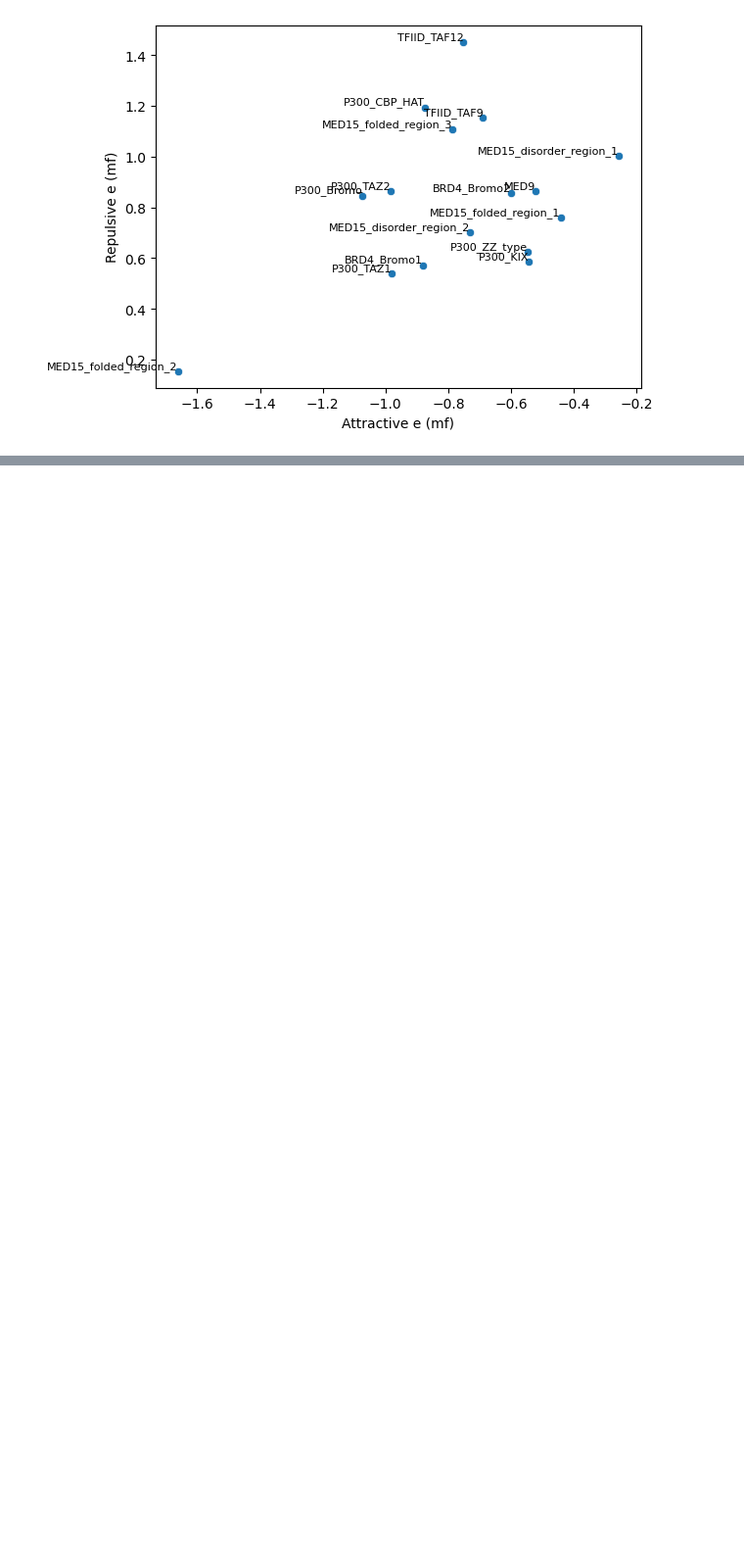
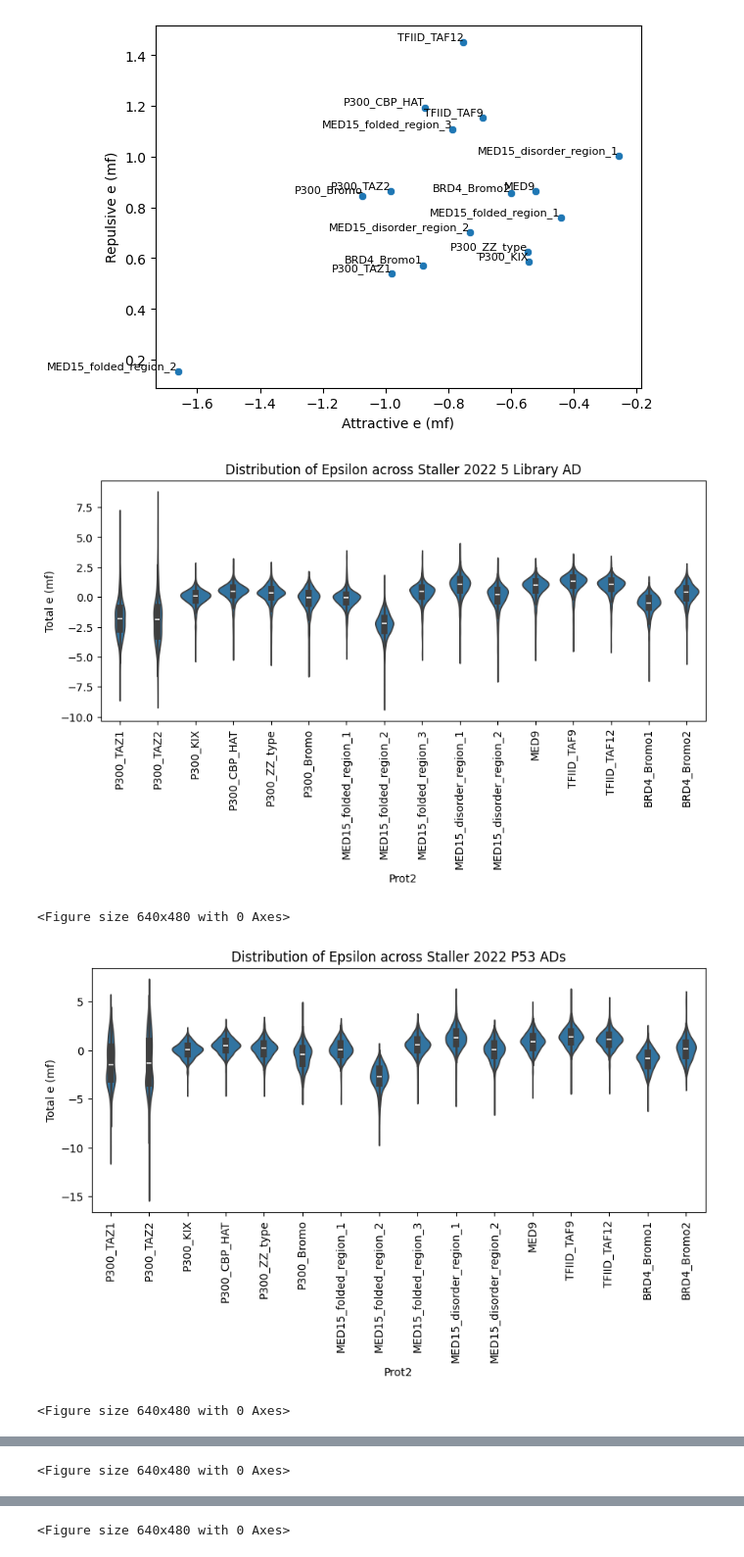
Before and after one commit to kinseylong/StallerRotation, a Jupyter notebook: finches_IDRs/AD_coA_analysis.ipynb, the cells around one changed output, grey strips where cells are left out. Shown at 98% size. Drawn from its saved outputs; the diff is of its cells as text; code cells hidden in the pictures; blank space fills up the shorter version.

```diff
--- a/finches_IDRs/AD_coA_analysis.ipynb
+++ b/finches_IDRs/AD_coA_analysis.ipynb
@@ -17,7 +21,11 @@ ChoiADs = ChoiADs[ChoiADs["Domain type"] == "AD"]
 ChoiADs = ChoiADs.set_index("Effector domain ID")[["Sequence", "Activity (H, M or L)"]]
 ChoiADs = ChoiADs[[len(x) > aa_length_cutoff for x in ChoiADs["Sequence"]]]
 
-Staller5ADlib_select = Staller5ADlib[["ADseq", "Activity_Mean_MSS18", "Activity_std_MSS18"]].rename({"ADseq": "Sequence"}, axis=1)
+
+Staller5ADlib_zscores = Staller5ADlib[["Biological_Replicate_1_Activity", "Biological_Replicate_2_Activity", "Biological_Replicate_3_Activity", "Biological_Replicate_4_Activity"]].apply(zscore)
+Staller5ADlib["Activity_Zscore_mean"] = Staller5ADlib_zscores.mean(axis=1)
+
+Staller5ADlib_select = Staller5ADlib[["ADseq", "Activity_Zscore_mean"]].rename({"ADseq": "Sequence"}, axis=1)
 Staller5ADlib_select = Staller5ADlib_select[[len(x) >= aa_length_cutoff for x in Staller5ADlib_select["Sequence"]]]
 
 Stallerp53AD_select = Staller_p53AD[["ADseq", "Activity_Zscore_mean", "Activity_Zscore_SEM"]].rename({"ADseq": "Sequence"}, axis=1)
@@ -36,7 +44,7 @@ def activity_category(finchesresult_df, AD_df, activitylabel):
     return with_activity
 
 choiAD_coA_finches_activity = activity_category(choiAD_coA_finches, ChoiADs, "Activity (H, M or L)")
-staller5libAD_coA_finches_activity = activity_category(staller5libAD_coA_finches, Staller5ADlib_select, "Activity_Mean_MSS18")
+staller5libAD_coA_finches_activity = activity_category(staller5libAD_coA_finches, Staller5ADlib_select, "Activity_Zscore_mean")
 stallerP53AD_coA_finches_activity = activity_category(stallerP53AD_coA_finches, Stallerp53AD_select, "Activity_Zscore_mean")
 stallerPredictedADs_coA_finches_activity = activity_category(stallerpredictedAD_coA_finches, Staller_predictedAD_select, "Activity_Zscore_mean")
 
@@ -95,3 +103,40 @@ plot_interaction_by_group(choiAD_coA_finches_activity, np.mean, activity_label =
 [figure]
 [figure]
 [figure]
+# %%
+plt.figure(figsize=(10, 4))
+sns.violinplot(staller5libAD_coA_finches_activity.reset_index(), x = "Prot2", y = "Total e (mf)")
+plt.xticks(rotation=90)
+plt.title("Distribution of Epsilon across Staller 2022 5 Library AD")
+plt.savefig("figures/AD_coA_epsilon_dist_5Lib_ADs.png", bbox_inches = "tight")
+plt.show()
+plt.clf()
+
+plt.figure(figsize=(10, 4))
+sns.violinplot(stallerP53AD_coA_finches_activity.reset_index(), x = "Prot2", y = "Total e (mf)")
+plt.xticks(rotation=90)
+plt.title("Distribution of Epsilon across Staller 2022 P53 ADs")
+plt.savefig("figures/AD_coA_epsilon_dist_P53_ADs.png", bbox_inches = "tight")
+plt.show()
+plt.clf()
+
+plt.figure(figsize=(10, 4))
+sns.violinplot(choiAD_coA_finches_activity.reset_index(), x = "Prot2", y = "Total e (mf)")
+plt.xticks(rotation=90)
+plt.title("Distribution of Epsilon across Choi 2000 ADs")
+plt.savefig("figures/AD_coA_epsilon_dist_Choi2000_ADs.png", bbox_inches = "tight")
+plt.show()
+plt.clf()
+
+plt.figure(figsize=(10, 4))
+sns.violinplot(stallerPredictedADs_coA_finches_activity.reset_index(), x = "Prot2", y = "Total e (mf)")
+plt.xticks(rotation=90)
+plt.title("Distribution of Epsilon across Staller 2022 Predicted ADs")
+plt.savefig("figures/AD_coA_epsilon_dist_Predicted_ADs.png", bbox_inches = "tight")
+plt.show()
+plt.clf()
+# %% [output]
+[figure, added]
+<Figure size 640x480 with 0 Axes>
+[figure, added]
+<Figure size 640x480 with 0 Axes>
@@ -97,0 +144 @@ plot_interaction_by_group(choiAD_coA_finches_activity, np.mean, activity_label =
+<Figure size 640x480 with 0 Axes>
@@ -97,0 +146 @@ plot_interaction_by_group(choiAD_coA_finches_activity, np.mean, activity_label =
+<Figure size 640x480 with 0 Axes>
```
Also changed, not shown: parts of 27 cells of this notebook, 20 other files.
